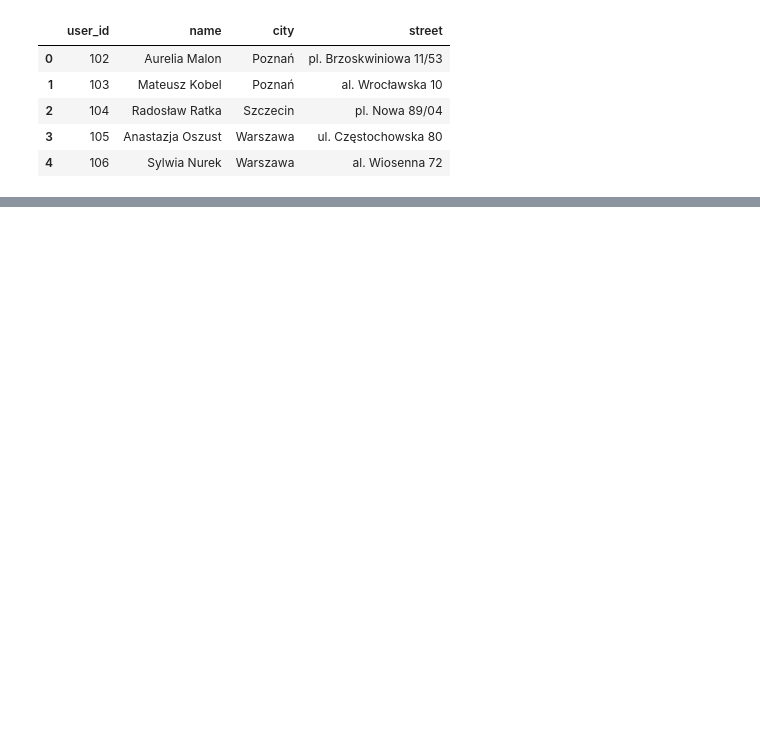
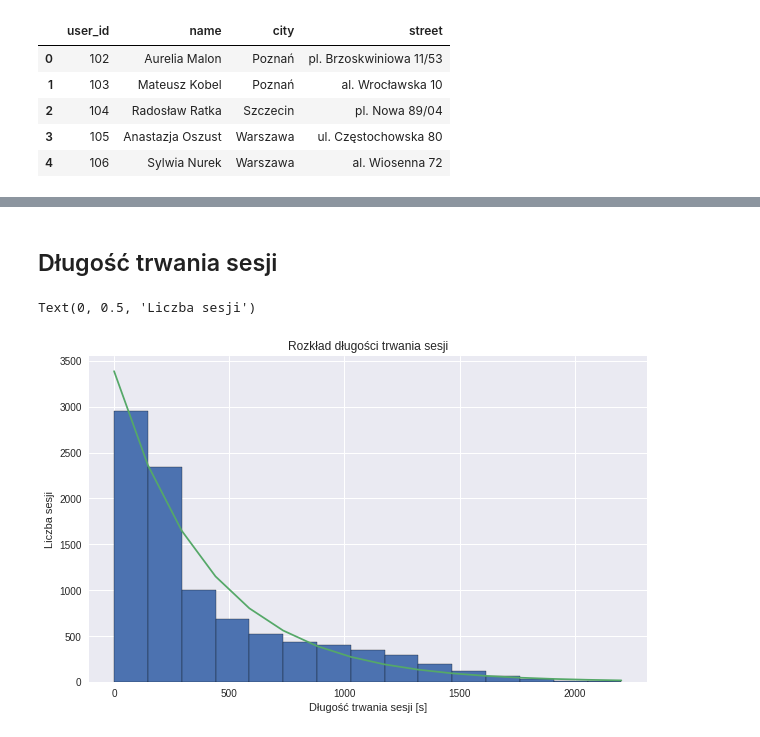
Before and after one commit to lukasz-staniszewski/purchase-in-session-analysis, a Jupyter notebook: notebooks/data_exploration/user_analysis.ipynb, the cells around one changed output, grey strips where cells are left out. Drawn from its saved outputs; the diff is of its cells as text; code cells hidden in the pictures; blank space fills up the shorter version.

```diff
--- a/notebooks/data_exploration/user_analysis.ipynb
+++ b/notebooks/data_exploration/user_analysis.ipynb
@@ -86,0 +123,13 @@ Analyse user cities of living
+# %% [markdown]
+## Długość trwania sesji
+# %%
+P = ss.expon.fit(df['session_length'])
+n, bins, patches = plt.hist(df['session_length'], bins=15, edgecolor='black')
+y = ss.expon.pdf(bins, *P) * np.sum(n * np.diff(bins))
+plt.plot(bins, y)
+plt.title('Rozkład długości trwania sesji')
+plt.xlabel('Długość trwania sesji [s]')
+plt.ylabel('Liczba sesji')
+# %% [output]
+Text(0, 0.5, 'Liczba sesji')
+[figure, added]
```
Also changed, not shown: parts of 64 cells of this notebook, 1 other file.
